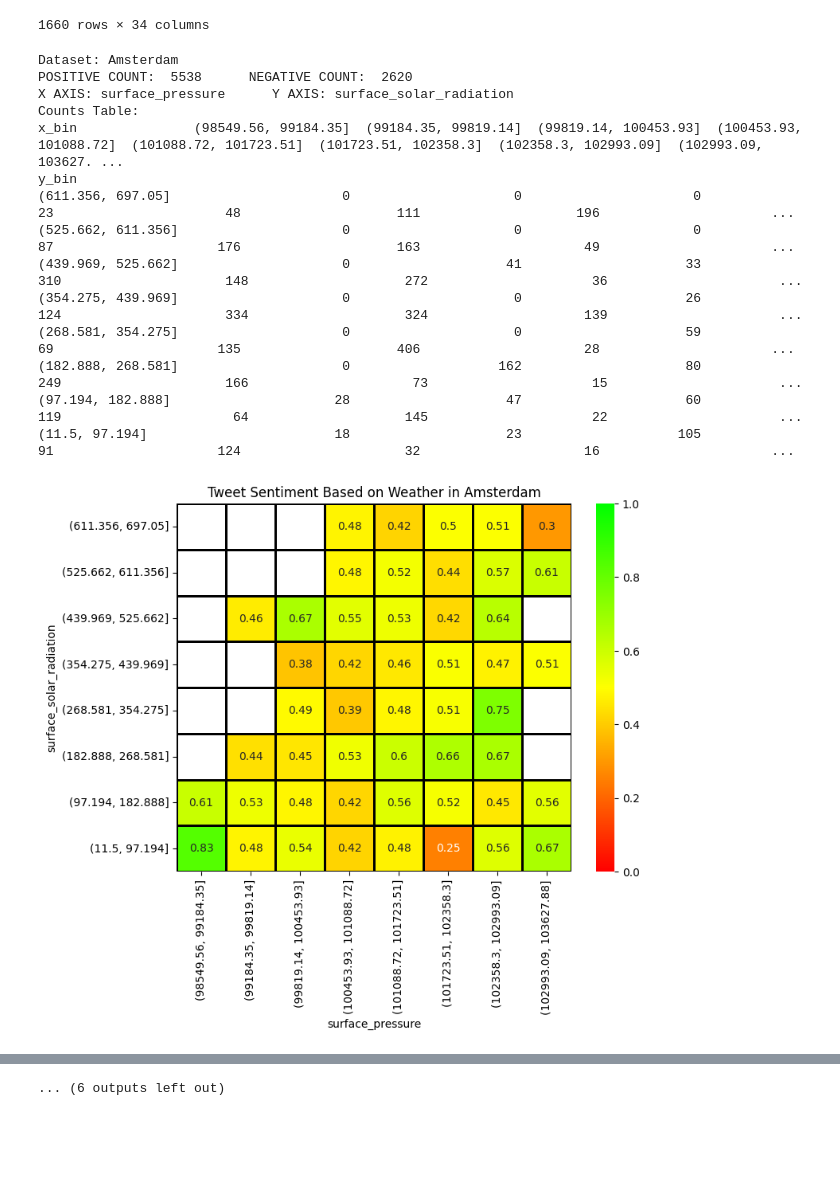
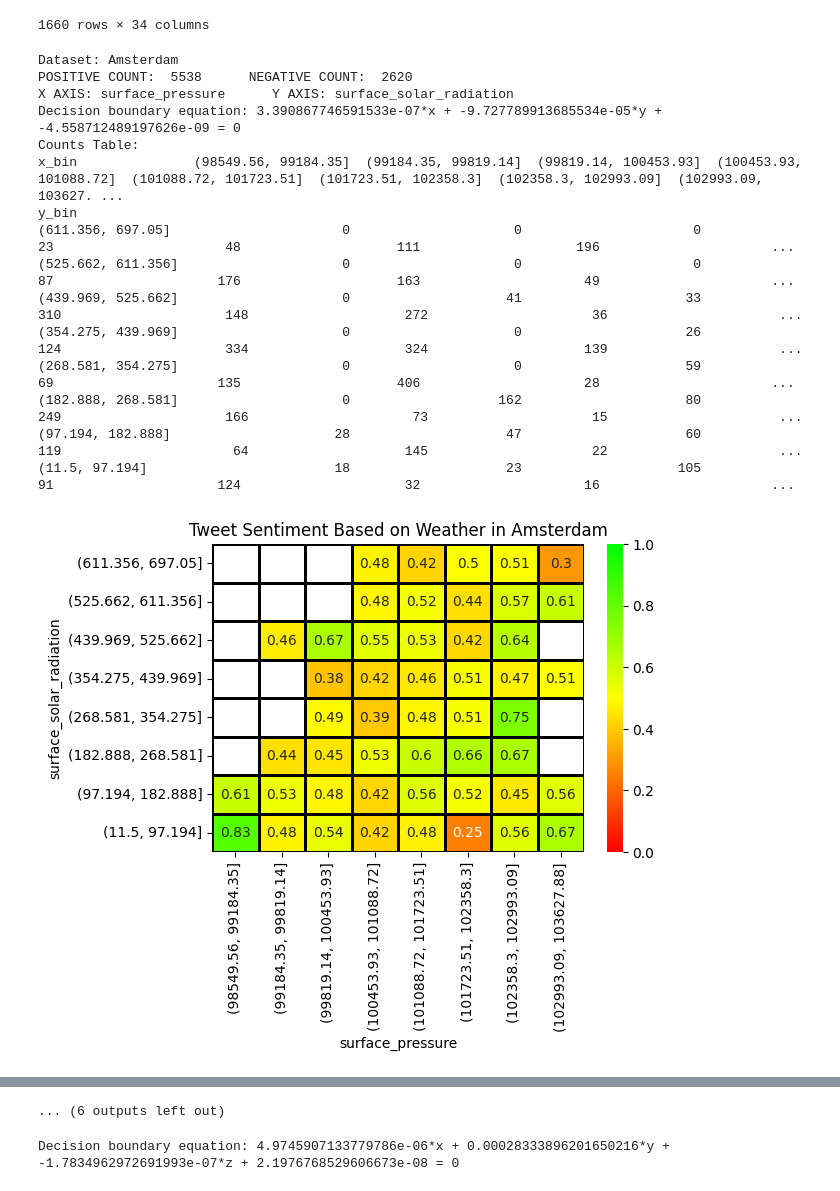
Before and after one commit to 3lbsofSalt/dsFinal, a Jupyter notebook: stockton.ipynb, the cells around one changed output, grey strips where cells are left out. Saved outputs shown, nothing was run; the diff lists cells and outputs as text; code cells hidden in the pictures; blank space fills up the shorter version.

Commit message:
Finished logistic analyses

```diff
--- a/stockton.ipynb
+++ b/stockton.ipynb
@@ -159,7 +159,25 @@ show_counts_table = True
 throwOutSmallSamples = True
 binning = True
 
-def runHeapMap(df, df_name):
+def printDecisionBoundary(input_df, target_df):
+    # Assuming df is your pandas DataFrame containing your data
+    # and 'x_attribute' and 'y_attribute' are the predictor variables, and 'mood' is the target variable
+    X = input_df
+    y = target_df
+
+    # Fit logistic regression model
+    model = LogisticRegression()
+    model.fit(X, y)
+
+    # Extract coefficients
+    coef_x = model.coef_[0][0]
+    coef_y = model.coef_[0][1]
+    intercept = model.intercept_[0]
+
+    # Print the equation for the decision boundary
+    print(f"Decision boundary equation: {coef_x}*x + {coef_y}*y + {intercept} = 0")
+
+def runHeatMap(df, df_name):
     print(f"Dataset: {df_name}")
     df['mood'] = np.where(df['sentiment_pattern'] < 0, NEGATIVE_MOOD, POSITIVE_MOOD)
 
@@ -181,6 +199,8 @@ def runHeapMap(df, df_name):
             y_attribute = weather_attribs[curr_y]
 
             print(f"X AXIS: {x_attribute}      Y AXIS: {y_attribute}")
+
+            printDecisionBoundary(df[[x_attribute, y_attribute]], df['mood'])
 
             if binning:
                 # Explicitly specifying bins for surface_pressure and relative_humidity
@@ -204,36 +224,37 @@ def runHeapMap(df, df_name):
                 counts_table = df.groupby(['y_bin', 'x_bin'], observed=False).size().unstack(fill_value=0)
 
                 if throwOutSmallSamples:
                     pivot_df = pivot_df.where(counts_table >= BIG_ENOUGH_SAMPLE_SIZE)
 
                 counts_table = counts_table.iloc[::-1]  # Reversing rows
                 print("Counts Table:")
                 print(counts_table)
 
-            plt.figure(figsize=(8, 6))
+            plt.figure(figsize=(6, 4))
             sns.heatmap(pivot_df, cmap=customColors, vmin=0, vmax=1, annot=True, linewidths=1, linecolor='black')
             plt.title(f'Tweet Sentiment Based on Weather in {df_name}')
             plt.xlabel(x_attribute)
             plt.ylabel(y_attribute)
             plt.show()
 
-runHeapMap(merged_amsterdam, "Amsterdam")
-runHeapMap(merged_rotterdam, "Rotterdam")
-runHeapMap(merged_hague, "The Hague")
+runHeatMap(merged_amsterdam, "Amsterdam")
+runHeatMap(merged_rotterdam, "Rotterdam")
+runHeatMap(merged_hague, "The Hague")
 # %% [output]
 Dataset: Amsterdam
 POSITIVE COUNT:  5538      NEGATIVE COUNT:  2620
 X AXIS: surface_pressure      Y AXIS: surface_solar_radiation
+Decision boundary equation: 3.390867746591533e-07*x + -9.727789913685534e-05*y + -4.558712489197626e-09 = 0
 Counts Table:
 x_bin               (98549.56, 99184.35]  (99184.35, 99819.14]  (99819.14, 100453.93]  (100453.93, 101088.72]  (101088.72, 101723.51]  (101723.51, 102358.3]  (102358.3, 102993.09]  (102993.09, 103627. ...
 y_bin
 (611.356, 697.05]                      0                     0                      0                      23                      48                    111                    196                      ...
 (525.662, 611.356]                     0                     0                      0                      87                     176                    163                     49                      ...
 (439.969, 525.662]                     0                    41                     33                     310                     148                    272                     36                      ...
 (354.275, 439.969]                     0                     0                     26                     124                     334                    324                    139                      ...
 (268.581, 354.275]                     0                     0                     59                      69                     135                    406                     28                      ...
 (182.888, 268.581]                     0                   162                     80                     249                     166                     73                     15                      ...
 (97.194, 182.888]                     28                    47                     60                     119                      64                    145                     22                      ...
 (11.5, 97.194]                        18                    23                    105                      91                     124                     32                     16                      ...
-[figure, old version]
+[figure, new version]
 X AXIS: surface_pressure      Y AXIS: relative_humidity
@@ -306 +332,22 @@ y_bin
 ... (6 outputs left out)
+# %%
+# Finally, even though it's dumb, here's the decision boundary equation for all three attributes (hard to visualize)
+df = merged_hague
+
+X = df[['surface_pressure', 'surface_solar_radiation', 'relative_humidity']]
+y = df['mood']
+
+# Fit logistic regression model
+model = LogisticRegression()
+model.fit(X, y)
+
+# Extract coefficients
+coef_x = model.coef_[0][0]
+coef_y = model.coef_[0][1]
+coef_z = model.coef_[0][2]
+intercept = model.intercept_[0]
+
+# Print the equation for the decision boundary
+print(f"Decision boundary equation: {coef_x}*x + {coef_y}*y + {coef_z}*z + {intercept} = 0")
+# %% [output]
+Decision boundary equation: 4.9745907133779786e-06*x + 0.00028333896201650216*y + -1.7834962972691993e-07*z + 2.1976768529606673e-08 = 0
```
Also changed, not shown: parts of 1 cell of this notebook, 1 other file.
